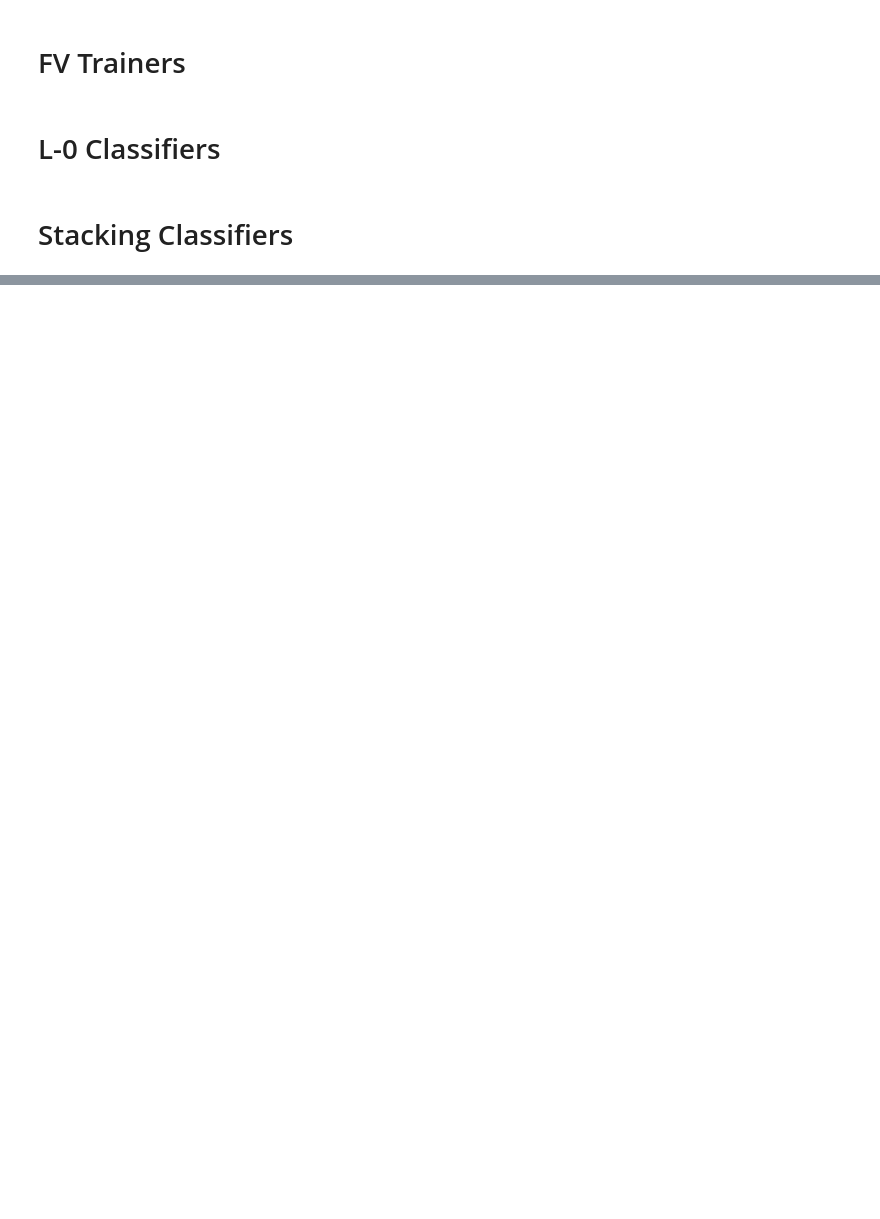
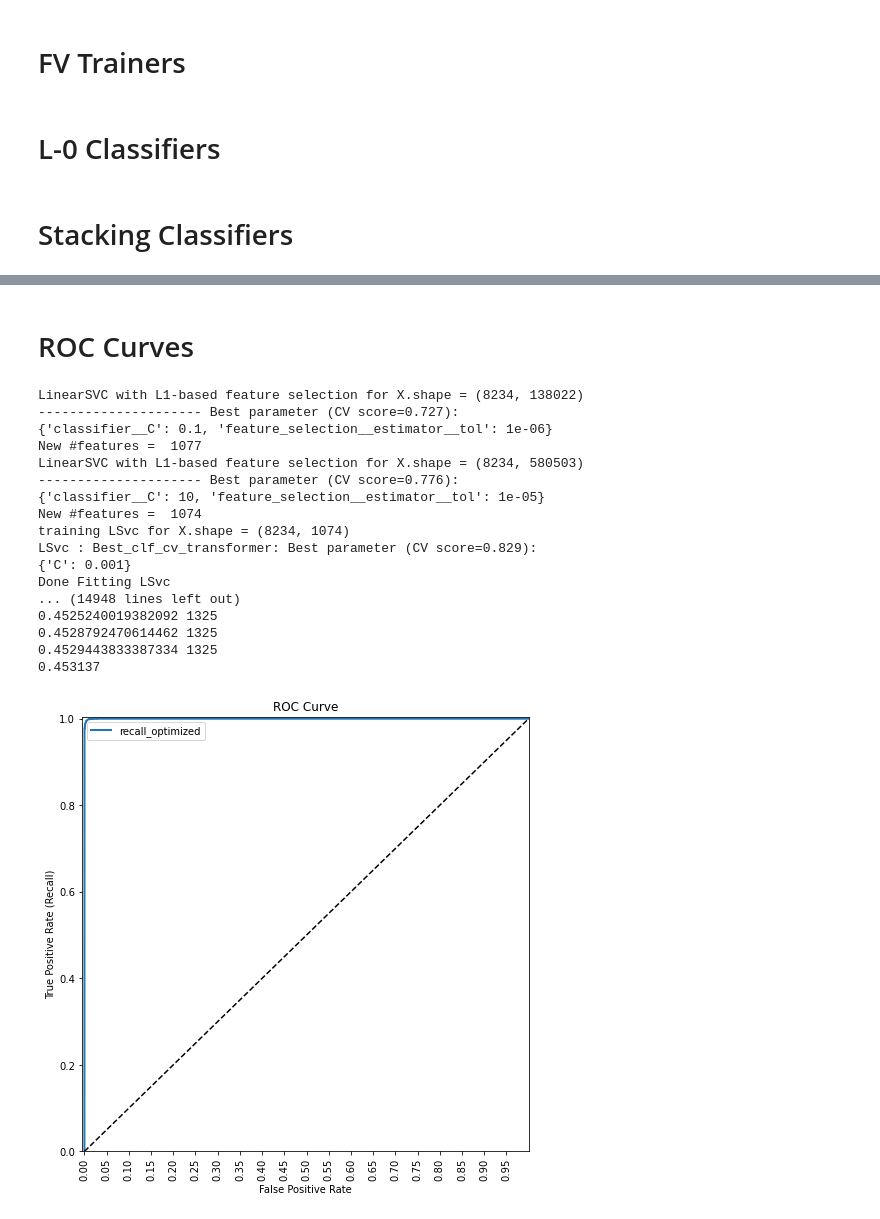
Before and after one commit to sapthrishi/Kaggle_DisasterTweets, a Jupyter notebook: Tweet_clf_v3.ipynb, the cells around one changed output, grey strips where cells are left out. Saved outputs shown, nothing was run; the diff lists cells and outputs as text; code cells hidden in the pictures; blank space fills up the shorter version.

```diff
--- a/Tweet_clf_v3.ipynb
+++ b/Tweet_clf_v3.ipynb
@@ -532,0 +364,9 @@ LSvc : Best_clf_cv_transformer: Best parameter (CV score=0.979):
+# %% [markdown]
+# ROC Curves
+# %%
+def adjusted_classes (y_scores, t):
+    """
+    This function adjusts class predictions based on the prediction threshold (t).
+    Will only work for binary classification problems.
+    """
+    return [1 if y >= t else 0 for y in y_scores]
@@ -532,0 +406,56 @@ LSvc : Best_clf_cv_transformer: Best parameter (CV score=0.979):
+# %%
+def roc_for_clf (clf):
+
+    global TRAIN_ROW_COUNT, trainDF
+    print ('-------------------------- ROC for', clf.name, '---------------------------')
+
+    # init ()
+    y_train_scores = clf.predict_proba (trainDF[:TRAIN_ROW_COUNT])[:, 1]
+    y_train = list (trainDF[:TRAIN_ROW_COUNT]['target'])
+
+    # ROC curve : don't understand this ?
+    fpr, tpr, auc_thresholds = roc_curve (y_train, y_train_scores)
+    print ('AUC =', auc (fpr, tpr))         # AUC of ROC
+    plot_roc_curve (fpr, tpr, 'recall_optimized')
+
+    # plot Precisioin, Recall vs Threshold
+    p, r, thresholds = precision_recall_curve (y_train, y_train_scores)
+    plot_precision_recall_vs_threshold (p, r, thresholds)
+
+    test_file = "Data/test.csv"
+    testDF = pd.read_csv (test_file)
+    # testDF = testDF[:10]
+    testDF['text'] = testDF.text.astype (str)
+    testDF['keyword'] = testDF.keyword.astype (str)
+    testDF['location'] = testDF.location.astype (str)
+    submitDF = testDF[['id', 'target']]
+    y_test_scores = clf.predict_proba (testDF)[:, 1]
+    for pr in thresholds:
+
+        submitDF['target'] = adjusted_classes (y_test_scores, pr)
+        submitDF['target'] = submitDF.target.astype (int)
+        print (pr, sum (list (submitDF['target'])))
+# %%
+main (maxIterCount=0)
+roc_for_clf (sclf_2_1)
+roc_for_clf (catb_1)
+roc_for_clf (lsvc_1)
+# %% [output]
+LinearSVC with L1-based feature selection for X.shape = (8234, 138022)
+--------------------- Best parameter (CV score=0.727):
+{'classifier__C': 0.1, 'feature_selection__estimator__tol': 1e-06}
+New #features =  1077
+LinearSVC with L1-based feature selection for X.shape = (8234, 580503)
+--------------------- Best parameter (CV score=0.776):
+{'classifier__C': 10, 'feature_selection__estimator__tol': 1e-05}
+New #features =  1074
+training LSvc for X.shape = (8234, 1074)
+LSvc : Best_clf_cv_transformer: Best parameter (CV score=0.829):
+{'C': 0.001}
+Done Fitting LSvc
+... (14948 lines left out)
+0.4525240019382092 1325
+0.4528792470614462 1325
+0.4529443833387334 1325
+0.453137
+[figure, added]
```
Also changed, not shown: parts of 26 cells of this notebook, 2 other files.
